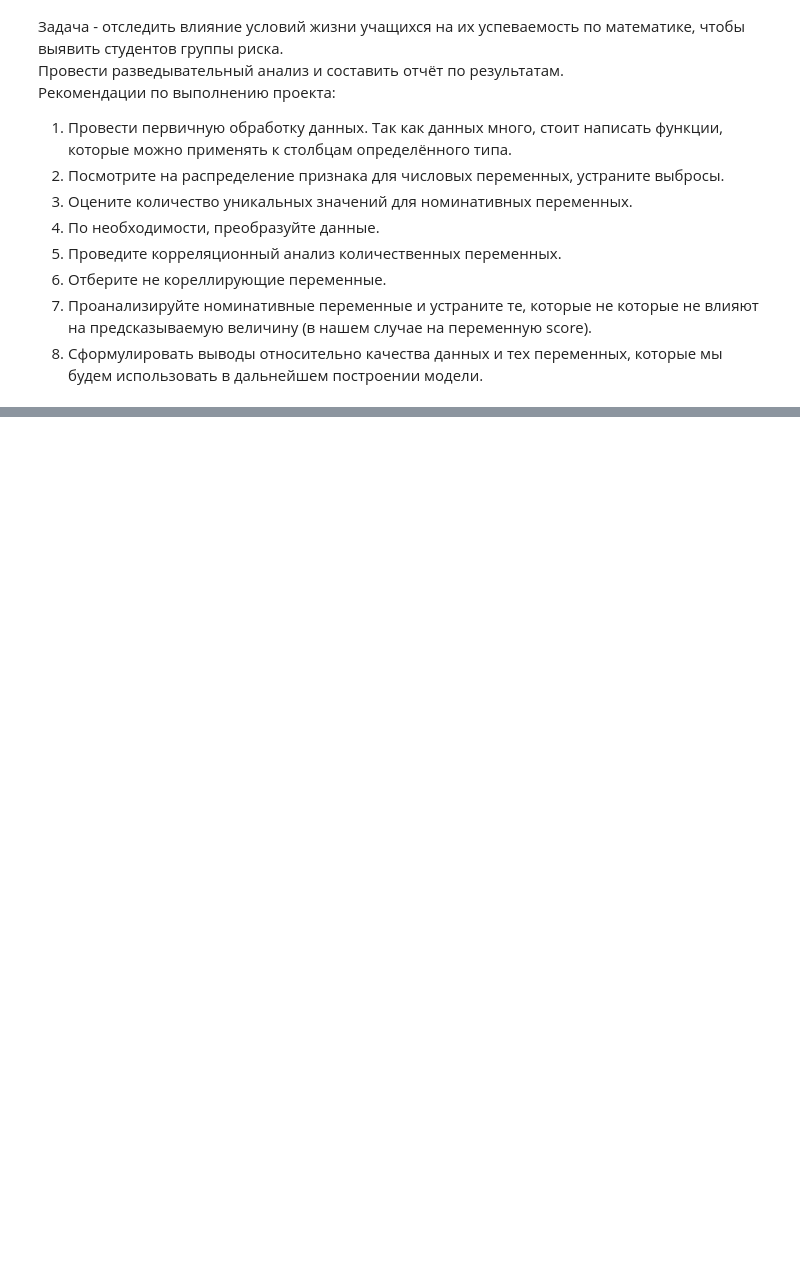
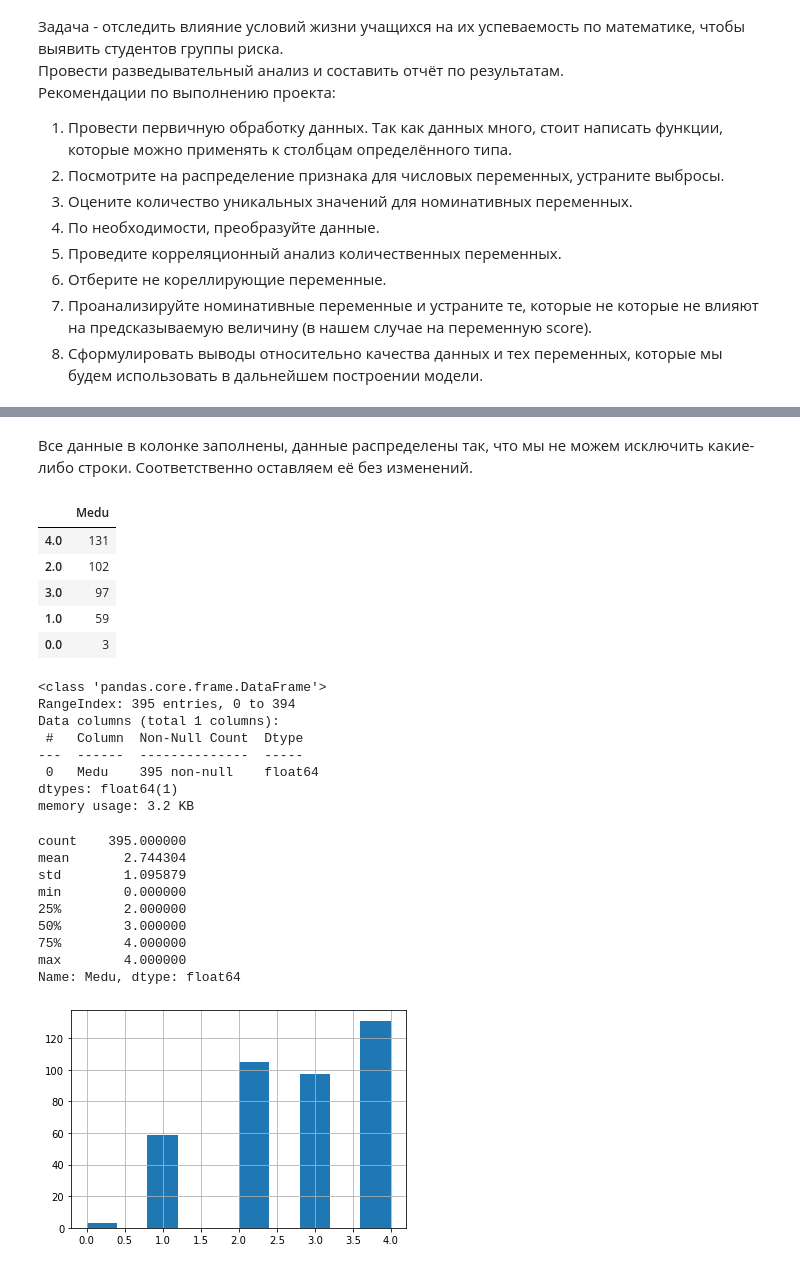
Before and after one commit to lermontoff123/Projekts, a Jupyter notebook: 3. Analyst/Analys.ipynb, the cells around one changed output, grey strips where cells are left out. Cells and saved outputs as stored; diff of their text form; code cells hidden in the pictures; blank space fills up the shorter version.

```diff
--- a/3. Analyst/Analys.ipynb
+++ b/3. Analyst/Analys.ipynb
@@ -68,0 +255,36 @@ stud.describe()
+# %% [markdown]
+Все данные в колонке заполнены, данные распределены так, что мы не можем исключить какие- либо строки. Соответственно оставляем её без изменений.
+# %%
+# Изучим данные Medu
+# Столбец Medu числовой и c малым количеством пропусков. Построим его распределение.
+c2 = pd.DataFrame(stud.Medu.value_counts())
+stud.Medu.fillna(((c2.Medu.index[0] + c2.Medu.index[len(c2)-1]) / 2), inplace = True)
+display(с2)
+stud.loc[:, ['Medu']].info()
+stud.Medu.hist()
+stud.Medu.describe()
+# %% [output]
+|  | Medu |
+| 4.0 | 131 |
+| 2.0 | 102 |
+| 3.0 | 97 |
+| 1.0 | 59 |
+| 0.0 | 3 |
+<class 'pandas.core.frame.DataFrame'>
+RangeIndex: 395 entries, 0 to 394
+Data columns (total 1 columns):
+ #   Column  Non-Null Count  Dtype
+---  ------  --------------  -----
+ 0   Medu    395 non-null    float64
+dtypes: float64(1)
+memory usage: 3.2 KB
+count    395.000000
+mean       2.744304
+std        1.095879
+min        0.000000
+25%        2.000000
+50%        3.000000
+75%        4.000000
+max        4.000000
+Name: Medu, dtype: float64
+[figure, added]
```
Also changed, not shown: parts of 23 cells of this notebook.
